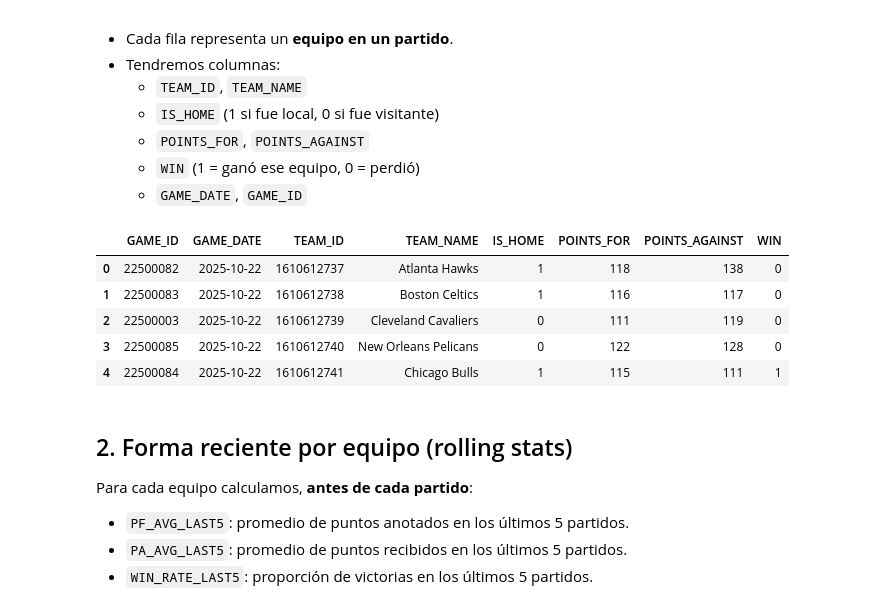
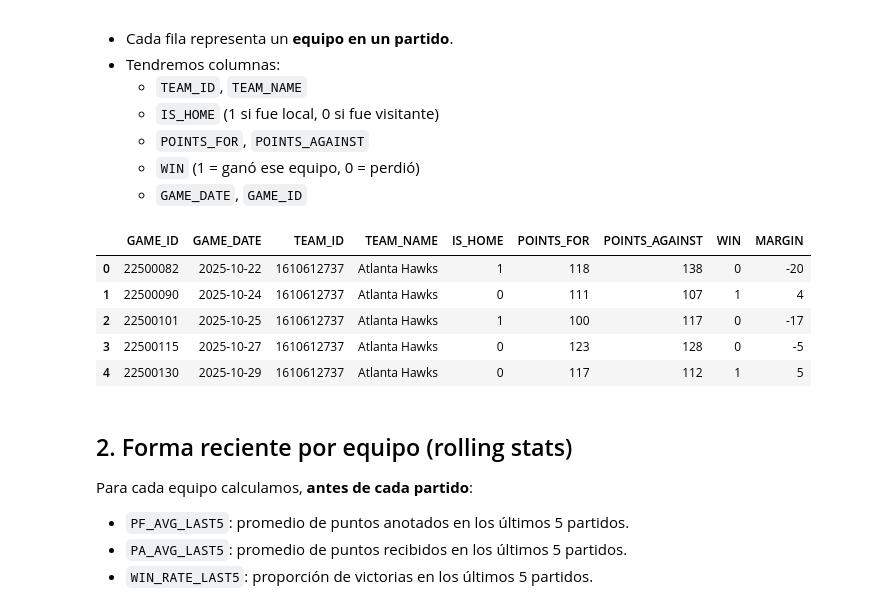
Before and after one commit to estemen27/NBA_Predictor, a Jupyter notebook: notebooks/02_feature_engineering.ipynb, the cells around one changed output. Saved outputs shown, nothing was run; the diff lists cells and outputs as text; code cells hidden in the pictures.

Commit message:
Arregla dataset y feature engieniering}

```diff
--- a/notebooks/02_feature_engineering.ipynb
+++ b/notebooks/02_feature_engineering.ipynb
@@ -16,15 +16,11 @@ El objetivo es generar un dataset enriquecido listo para entrenar modelos
 (clasificación y regresión) en el siguiente notebook.
 # %%
 import pandas as pd
-import numpy as np
-import matplotlib.pyplot as plt
 
-pd.set_option("display.max_columns", 50)
+pd.set_option("display.max_columns", 80)
 
-# Cargar el dataset base de partidos que guardamos en el notebook 01
-games_path = "../data/processed/games_2025_26_basic.csv"
-df_games = pd.read_csv(games_path, parse_dates=["GAME_DATE"])
-
+df_games = pd.read_csv("../data/processed/games_2025_26_basic.csv",
+                       parse_dates=["GAME_DATE"])
 df_games.head()
 # %% [output]
 |  | GAME_ID | GAME_DATE | HOME_TEAM_ID | HOME_TEAM_NAME | HOME_TEAM_ABBR | HOME_PTS | AWAY_TEAM_ID | ... |
@@ -48,41 +44,43 @@ A partir de `df_games` (una fila por partido), vamos a crear un dataframe
   - `GAME_DATE`, `GAME_ID`
 # %%
 rows = []
-
 for _, row in df_games.iterrows():
-    # Equipo local
+    # Local
     rows.append({
         "GAME_ID": row["GAME_ID"],
         "GAME_DATE": row["GAME_DATE"],
         "TEAM_ID": row["HOME_TEAM_ID"],
         "TEAM_NAME": row["HOME_TEAM_NAME"],
         "IS_HOME": 1,
         "POINTS_FOR": row["HOME_PTS"],
         "POINTS_AGAINST": row["AWAY_PTS"],
-        "WIN": 1 if row["HOME_WIN"] == 1 else 0,
+        "WIN": 1 if row["HOME_PTS"] > row["AWAY_PTS"] else 0,
     })
-    # Equipo visitante
+    # Visitante
     rows.append({
         "GAME_ID": row["GAME_ID"],
         "GAME_DATE": row["GAME_DATE"],
         "TEAM_ID": row["AWAY_TEAM_ID"],
         "TEAM_NAME": row["AWAY_TEAM_NAME"],
         "IS_HOME": 0,
         "POINTS_FOR": row["AWAY_PTS"],
         "POINTS_AGAINST": row["HOME_PTS"],
-        "WIN": 1 if row["HOME_WIN"] == 0 else 0,
+        "WIN": 1 if row["AWAY_PTS"] > row["HOME_PTS"] else 0,
     })
 
-df_team_games = pd.DataFrame(rows)
-df_team_games = df_team_games.sort_values(["TEAM_ID", "GAME_DATE"]).reset_index(drop=True)
+df_team_games = pd.DataFrame(rows).sort_values(
+    ["TEAM_ID", "GAME_DATE"]
+).reset_index(drop=True)
+
+df_team_games["MARGIN"] = df_team_games["POINTS_FOR"] - df_team_games["POINTS_AGAINST"]
 df_team_games.head()
 # %% [output]
-|  | GAME_ID | GAME_DATE | TEAM_ID | TEAM_NAME | IS_HOME | POINTS_FOR | POINTS_AGAINST | WIN |
-| 0 | 22500082 | 2025-10-22 | 1610612737 | Atlanta Hawks | 1 | 118 | 138 | 0 |
-| 1 | 22500083 | 2025-10-22 | 1610612738 | Boston Celtics | 1 | 116 | 117 | 0 |
-| 2 | 22500003 | 2025-10-22 | 1610612739 | Cleveland Cavaliers | 0 | 111 | 119 | 0 |
-| 3 | 22500085 | 2025-10-22 | 1610612740 | New Orleans Pelicans | 0 | 122 | 128 | 0 |
-| 4 | 22500084 | 2025-10-22 | 1610612741 | Chicago Bulls | 1 | 115 | 111 | 1 |
+|  | GAME_ID | GAME_DATE | TEAM_ID | TEAM_NAME | IS_HOME | POINTS_FOR | POINTS_AGAINST | WIN | MARGIN |
+| 0 | 22500082 | 2025-10-22 | 1610612737 | Atlanta Hawks | 1 | 118 | 138 | 0 | -20 |
+| 1 | 22500090 | 2025-10-24 | 1610612737 | Atlanta Hawks | 0 | 111 | 107 | 1 | 4 |
+| 2 | 22500101 | 2025-10-25 | 1610612737 | Atlanta Hawks | 1 | 100 | 117 | 0 | -17 |
+| 3 | 22500115 | 2025-10-27 | 1610612737 | Atlanta Hawks | 0 | 123 | 128 | 0 | -5 |
+| 4 | 22500130 | 2025-10-29 | 1610612737 | Atlanta Hawks | 0 | 117 | 112 | 1 | 5 |
 # %% [markdown]
 ## 2. Forma reciente por equipo (rolling stats)
 
```
Also changed, not shown: parts of 10 cells of this notebook, 3 other files.
